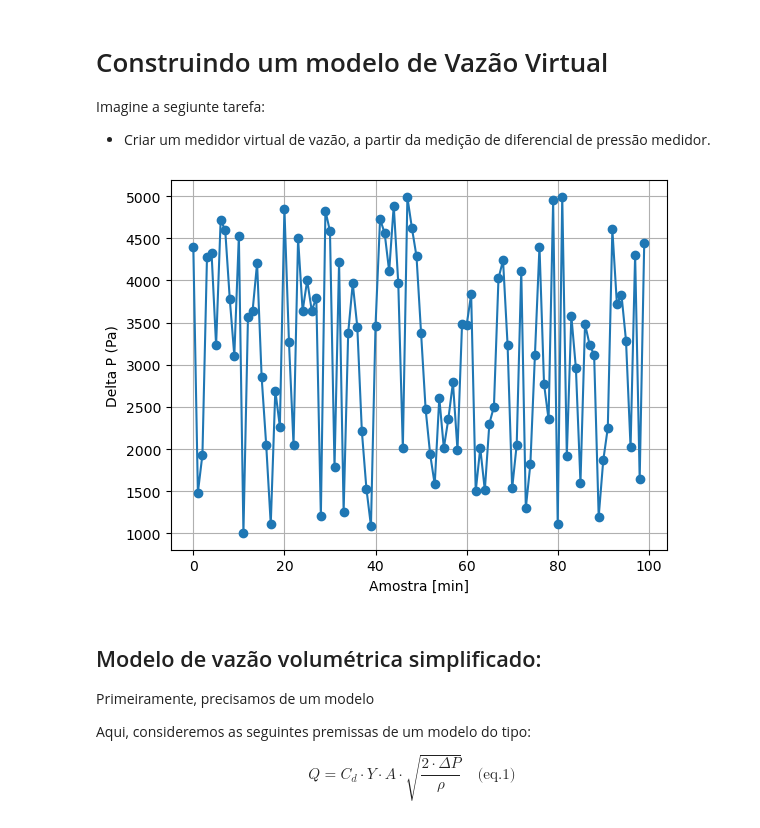
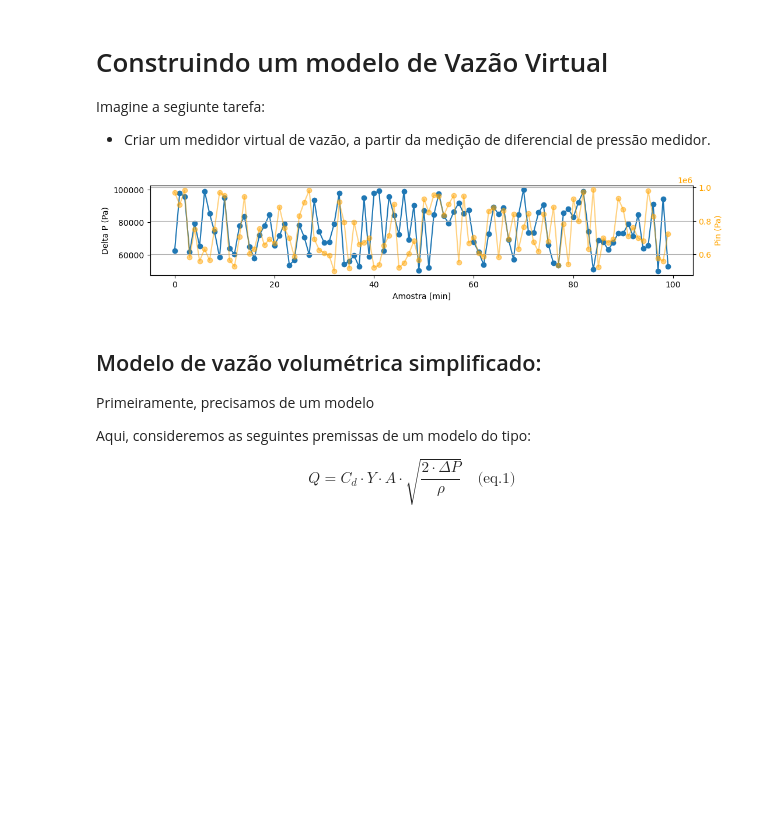
Before and after one commit to naclavijov/EngeData-POO, a Jupyter notebook: Módulo 1 - PP vs POO/Módulo 1 - PP vs POO.ipynb, the cells around one changed output. Drawn from its saved outputs; the diff is of its cells as text; code cells hidden in the pictures; blank space fills up the shorter version.

```diff
--- a/Módulo 1 - PP vs POO/Módulo 1 - PP vs POO.ipynb
+++ b/Módulo 1 - PP vs POO/Módulo 1 - PP vs POO.ipynb
@@ -12,17 +12,26 @@ Imagine a segiunte tarefa:
 # %%
 import numpy as np
 
-sinal_delta_P = np.random.uniform(low=1000, high=5000, size=100)  # Pa
+sinal_delta_P = np.random.uniform(low=5e4, high=10e4, size=100)  # Pa
+sinal_Pin = np.random.uniform(low=5e5, high=10e5, size=100)  # Pa
 # %%
 import matplotlib.pyplot as plt
 
+plt.figure(figsize=(12, 2))
 plt.plot(sinal_delta_P, 'o-')
 plt.xlabel('Amostra [min]')
 plt.ylabel('Delta P (Pa)')
+
+
+ax2 = plt.gca().twinx()
+ax2.plot(Pin, 'o-', color='orange', alpha=0.5)
+ax2.set_ylabel('Pin (Pa)', color='orange')
+ax2.tick_params(axis='y', labelcolor='orange')
+plt.ylabel('Pin (Pa)')
 plt.grid()
 plt.show()
 # %% [output]
-[figure, old version]
+[figure, new version]
 # %% [markdown]
 ## Modelo de vazão volumétrica simplificado:
 
```
Also changed, not shown: parts of 63 cells of this notebook.
